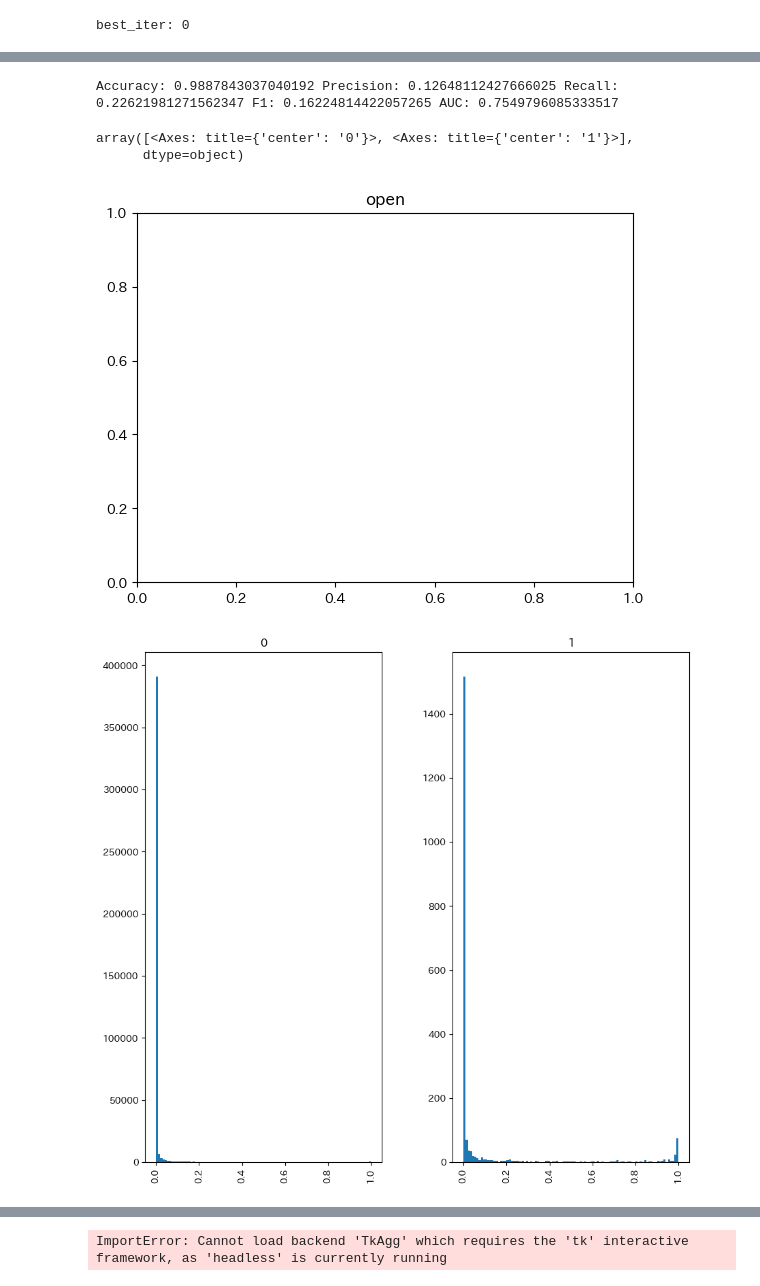
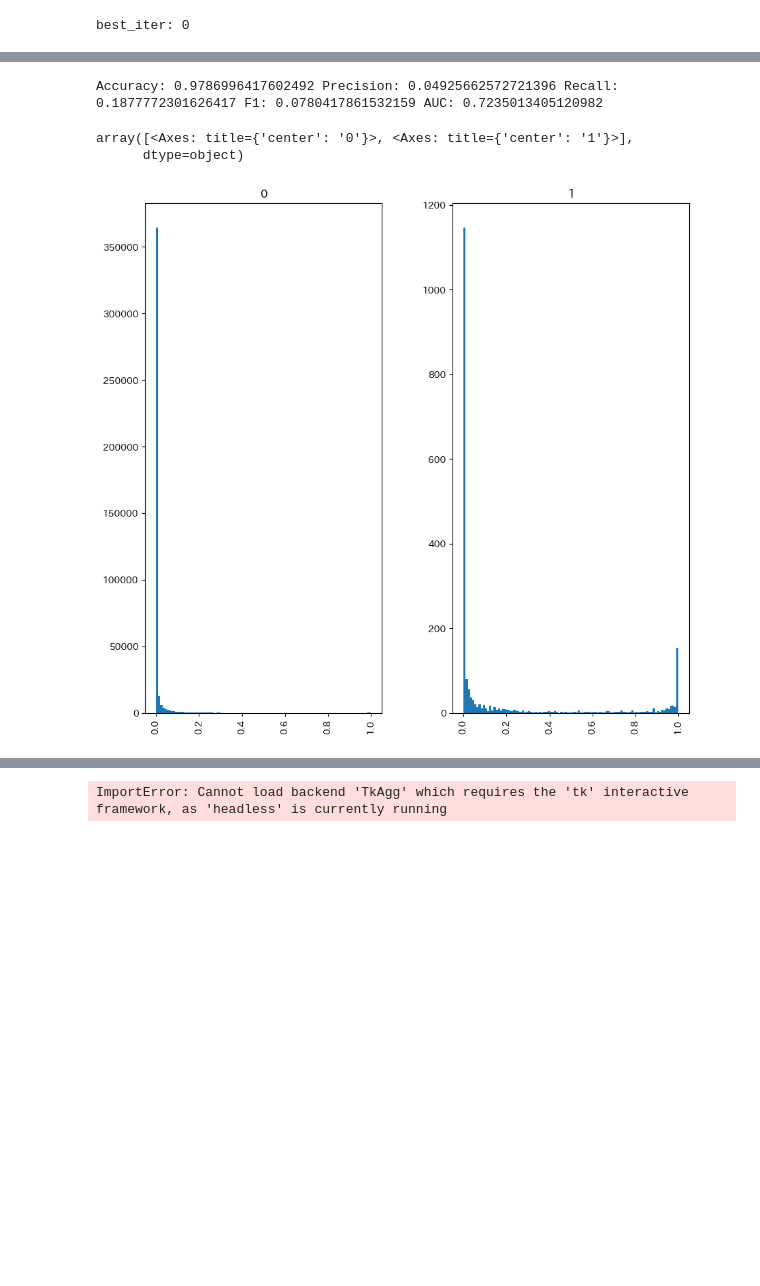
Before and after one commit to dgarage/dglab-ai-scoring_insitestream, a Jupyter notebook: pg/test_models.ipynb, the cells around one changed output, grey strips where cells are left out. Saved outputs shown, nothing was run; the diff lists cells and outputs as text; code cells hidden in the pictures; blank space fills up the shorter version.

```diff
--- a/pg/test_models.ipynb
+++ b/pg/test_models.ipynb
@@ -15,11 +15,12 @@ target_column="target3"
 make_genre_list=True
 # %%
 # 説明変数のリスト
-#explain_columns=base_info+add_list_master+add_list_hitosara+add_list_retty+add_list_tripadvisor+add_list_google+add_list_hotpepper+add_list_google_review
-explain_columns=base_info+add_list_master#+add_list_retty+add_list_google+add_list_hotpepper+add_list_google_review+add_list_station+add_list_close_ratio 0.670
-explain_columns=base_info+add_list_master+add_list_google_review+add_list_station+add_list_close_ratio #0.685
-explain_columns=base_info+add_list_master+add_list_google_review+add_list_station+add_list_close_ratio+add_list_retty+add_list_google # 0.694
-explain_columns=base_info+add_list_master+add_list_google_review+add_list_station+add_list_close_ratio+add_list_retty+add_list_google+add_list_hotpepper # 0.693
+explain_columns=base_info+add_list_master
+# explain_columns=base_info+add_list_master+add_list_hitosara+add_list_retty+add_list_tripadvisor+add_list_google+add_list_hotpepper+add_list_google_review
+# explain_columns=base_info+add_list_master#+add_list_retty+add_list_google+add_list_hotpepper+add_list_google_review+add_list_station+add_list_close_ratio 0.670
+# explain_columns=base_info+add_list_master+add_list_google_review+add_list_station+add_list_close_ratio #0.685
+# explain_columns=base_info+add_list_master+add_list_google_review+add_list_station+add_list_close_ratio+add_list_retty+add_list_google # 0.694
+# explain_columns=base_info+add_list_master+add_list_google_review+add_list_station+add_list_close_ratio+add_list_retty+add_list_google+add_list_hotpepper # 0.693
 # 重複を削除
 explain_columns=list(set(explain_columns))
 # %%
@@ -449,7 +308,7 @@ lgb_test = lgb.Dataset(X_test, y_test, reference=lgb_train)
 # クラスはバランスが取れていないので、重みを付ける
 params = {
     'objective': 'binary',
-    'metric': 'auc',
+    'metric': 'binary_logloss',
     'verbosity': -1,
     'boosting_type': 'gbdt',
     'lambda_l1': 0.0001,
@@ -529,17 +388,15 @@ auc=roc_auc_score(y_test, y_pred)
 pd.set_option('display.float_format', '{:.2f}'.format)
 print('Accuracy:', accuracy, "Precision:", precision, "Recall:", recall, "F1:", f1,"AUC:",auc)
 # %% [output]
-Accuracy: 0.9887843037040192 Precision: 0.12648112427666025 Recall: 0.22621981271562347 F1: 0.16224814422057265 AUC: 0.7549796085333517
+Accuracy: 0.9786996417602492 Precision: 0.04925662572721396 Recall: 0.1877772301626417 F1: 0.0780417861532159 AUC: 0.7235013405120982
 # %%
 # y_test, y_pred を結合して、y_test 毎に、y_pred のhistogramを作成
 y_test_pred=pd.DataFrame({"y_test":y_test,"y_pred":y_pred})
-plt.title("open")
 y_test_pred["y_pred"].hist(by=y_test_pred["y_test"],bins=100,figsize=(10,10))
 # %% [output]
 array([<Axes: title={'center': '0'}>, <Axes: title={'center': '1'}>],
       dtype=object)
-[figure, old version]
+[figure, new version]
-[figure, removed]
 # %%
 # feature importance
 # 日本語を表示するためにフォントを指定
```
Also changed, not shown: parts of 22 cells of this notebook.
